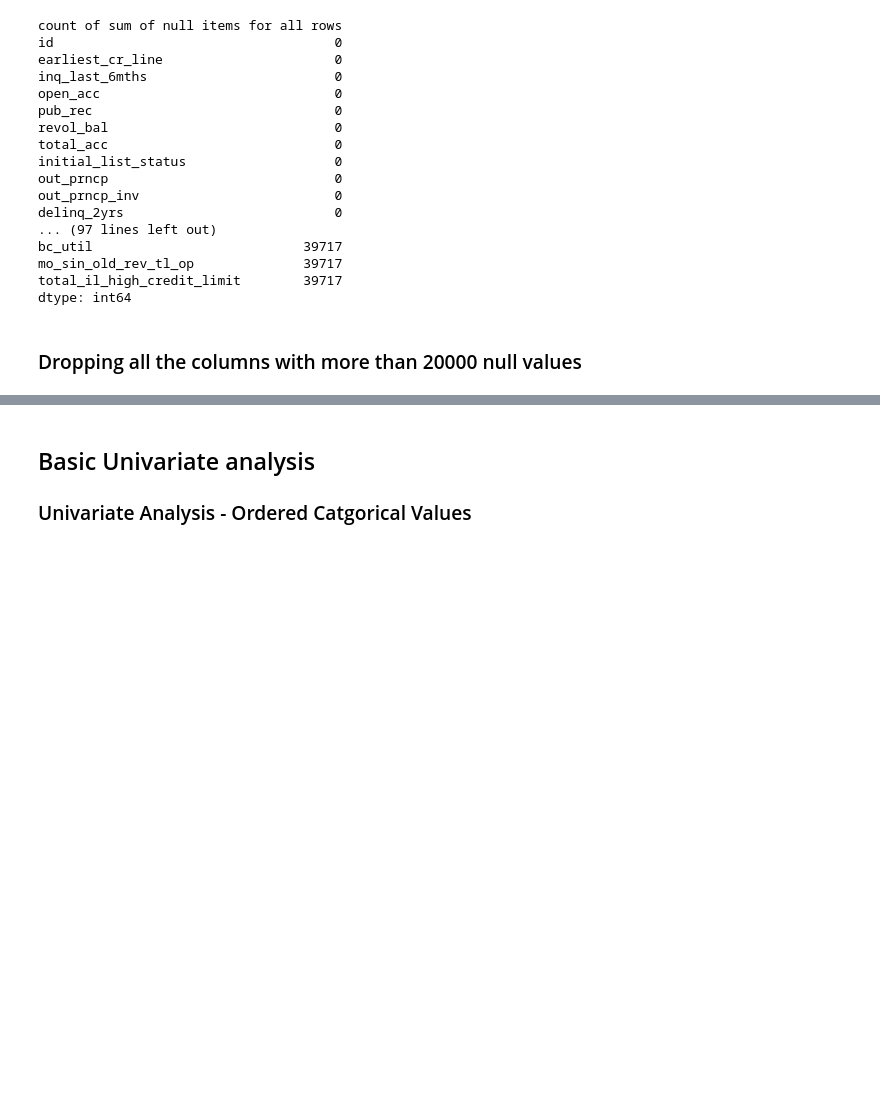
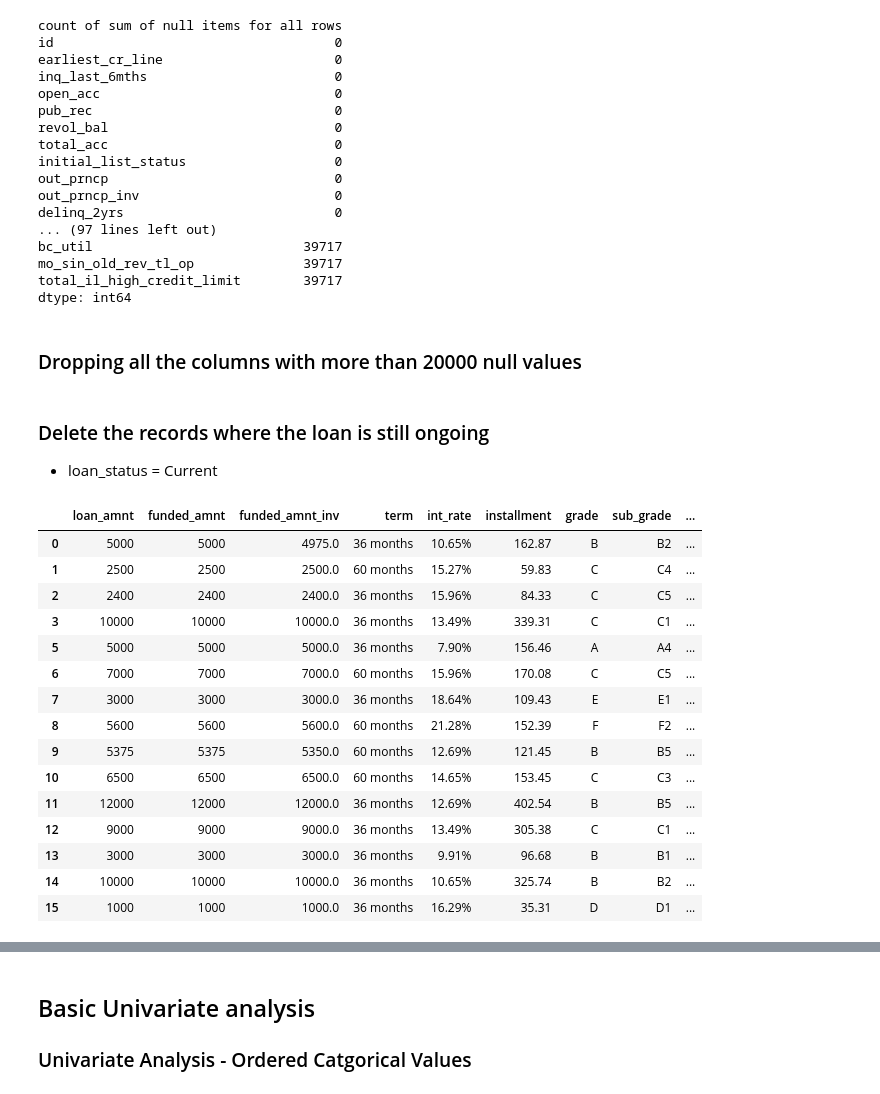
Before and after one commit to abhishek-92a/Lending_Club, a Jupyter notebook: abhishek.ipynb, the cells around one changed output, grey strips where cells are left out. Saved outputs shown, nothing was run; the diff lists cells and outputs as text; code cells hidden in the pictures; blank space fills up the shorter version.

```diff
--- a/abhishek.ipynb
+++ b/abhishek.ipynb
@@ -124,6 +124,30 @@ columns_to_drop = ['mths_since_last_delinq',
                    'emp_title'
                    ]
 final_loan_data  = loan_data.drop(columns_to_drop,axis=1)
+# %% [markdown]
+### Delete the records where the loan is still ongoing
+- loan_status = Current
+# %%
+current_loan_status = final_loan_data["loan_status"] !="Current"
+final_loan_data = final_loan_data[current_loan_status]
+final_loan_data.head(5)
+# %% [output]
+|  | loan_amnt | funded_amnt | funded_amnt_inv | term | int_rate | installment | grade | sub_grade | ... |
+| 0 | 5000 | 5000 | 4975.0 | 36 months | 10.65% | 162.87 | B | B2 | ... |
+| 1 | 2500 | 2500 | 2500.0 | 60 months | 15.27% | 59.83 | C | C4 | ... |
+| 2 | 2400 | 2400 | 2400.0 | 36 months | 15.96% | 84.33 | C | C5 | ... |
+| 3 | 10000 | 10000 | 10000.0 | 36 months | 13.49% | 339.31 | C | C1 | ... |
+| 5 | 5000 | 5000 | 5000.0 | 36 months | 7.90% | 156.46 | A | A4 | ... |
+| 6 | 7000 | 7000 | 7000.0 | 60 months | 15.96% | 170.08 | C | C5 | ... |
+| 7 | 3000 | 3000 | 3000.0 | 36 months | 18.64% | 109.43 | E | E1 | ... |
+| 8 | 5600 | 5600 | 5600.0 | 60 months | 21.28% | 152.39 | F | F2 | ... |
+| 9 | 5375 | 5375 | 5350.0 | 60 months | 12.69% | 121.45 | B | B5 | ... |
+| 10 | 6500 | 6500 | 6500.0 | 60 months | 14.65% | 153.45 | C | C3 | ... |
+| 11 | 12000 | 12000 | 12000.0 | 36 months | 12.69% | 402.54 | B | B5 | ... |
+| 12 | 9000 | 9000 | 9000.0 | 36 months | 13.49% | 305.38 | C | C1 | ... |
+| 13 | 3000 | 3000 | 3000.0 | 36 months | 9.91% | 96.68 | B | B1 | ... |
+| 14 | 10000 | 10000 | 10000.0 | 36 months | 10.65% | 325.74 | B | B2 | ... |
+| 15 | 1000 | 1000 | 1000.0 | 36 months | 16.29% | 35.31 | D | D1 | ... |
 # %%
 # Number of empty cells in all columns in the working dataframe
 final_loan_data.isnull().sum().sort_values(ascending=False).rename_axis('Number of empty cells in all columns in the working dataframe')
```
Also changed, not shown: parts of 7 cells of this notebook.
